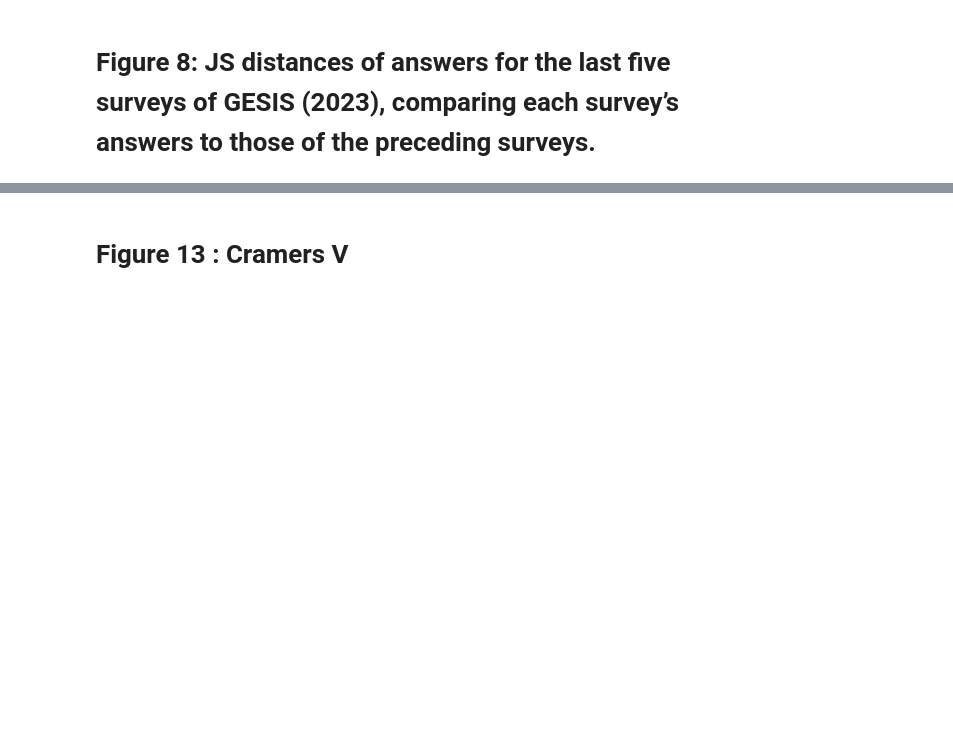
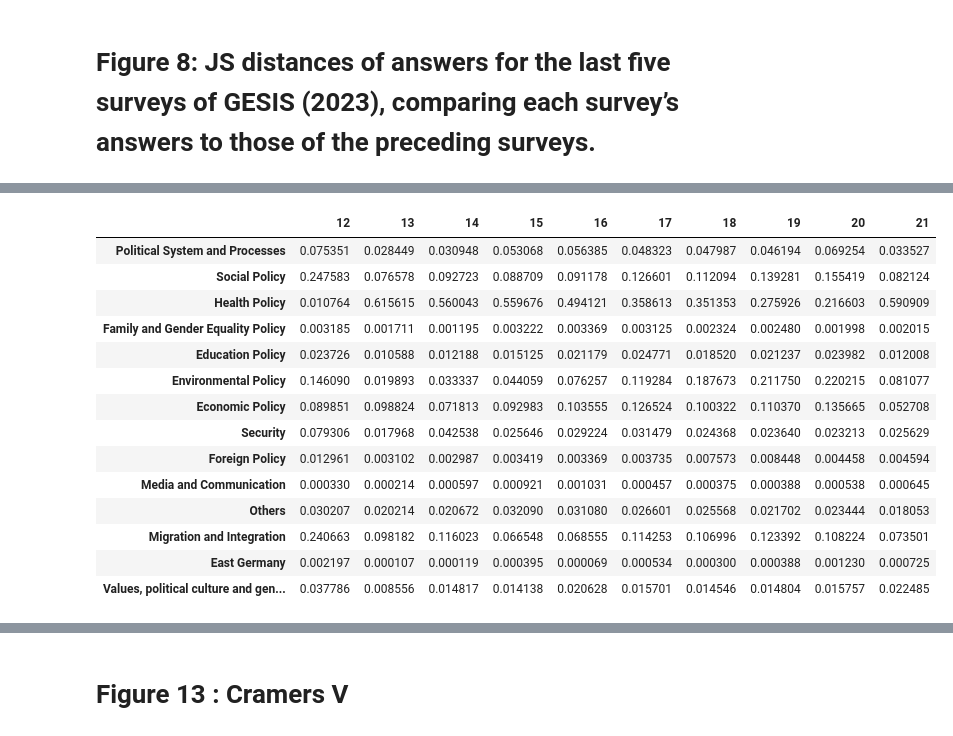
Before and after one commit to bozturk10/ma-yoztyurk, a Jupyter notebook: notebooks/paper_figures.ipynb, the cells around one changed output, grey strips where cells are left out. Drawn from its saved outputs; the diff is of its cells as text; code cells hidden in the pictures; blank space fills up the shorter version.

```diff
--- a/notebooks/paper_figures.ipynb
+++ b/notebooks/paper_figures.ipynb
@@ -893,3 +892,14 @@ with open('entropy_info_gain_ex3.html', 'w') as f:
     f.write(html_output)
 # %% [markdown]
 # Figure 8: JS distances of answers for the last five surveys of GESIS (2023), comparing each survey’s answers to those of the preceding surveys.
+# %%
+survey_population_pmf_multilabel = {}
+from src.analysis.metrics import calculate_pmf_population
+for wave_number in range(12, 20):
+        demographics = get_wave_demographics(wave_number)
+
+        survey_labels = get_demographics_and_labels(wave_number, demographics)
+
+        survey_population_pmf_multilabel[wave_number] = calculate_pmf_population(
+            survey_labels, method="multilabel"
+        )
@@ -895,0 +924,9 @@ with open('entropy_info_gain_ex3.html', 'w') as f:
+# %%
+for wave_number in range(12, 22):
+        demographics = get_wave_demographics(wave_number)
+
+        survey_labels = get_demographics_and_labels(wave_number, demographics)
+
+        survey_population_pmf_multilabel[wave_number] = calculate_pmf_population(
+            survey_labels, method="multilabel"
+        )
@@ -895,0 +975,20 @@ with open('entropy_info_gain_ex3.html', 'w') as f:
+# %%
+survey_population_df_multilabel = pd.DataFrame(survey_population_pmf_multilabel).rename(coarse_translation)
+# %%
+survey_population_df_multilabel
+# %% [output]
+|  | 12 | 13 | 14 | 15 | 16 | 17 | 18 | 19 | 20 | 21 |
+| Political System and Processes | 0.075351 | 0.028449 | 0.030948 | 0.053068 | 0.056385 | 0.048323 | 0.047987 | 0.046194 | 0.069254 | 0.033527 |
+| Social Policy | 0.247583 | 0.076578 | 0.092723 | 0.088709 | 0.091178 | 0.126601 | 0.112094 | 0.139281 | 0.155419 | 0.082124 |
+| Health Policy | 0.010764 | 0.615615 | 0.560043 | 0.559676 | 0.494121 | 0.358613 | 0.351353 | 0.275926 | 0.216603 | 0.590909 |
+| Family and Gender Equality Policy | 0.003185 | 0.001711 | 0.001195 | 0.003222 | 0.003369 | 0.003125 | 0.002324 | 0.002480 | 0.001998 | 0.002015 |
+| Education Policy | 0.023726 | 0.010588 | 0.012188 | 0.015125 | 0.021179 | 0.024771 | 0.018520 | 0.021237 | 0.023982 | 0.012008 |
+| Environmental Policy | 0.146090 | 0.019893 | 0.033337 | 0.044059 | 0.076257 | 0.119284 | 0.187673 | 0.211750 | 0.220215 | 0.081077 |
+| Economic Policy | 0.089851 | 0.098824 | 0.071813 | 0.092983 | 0.103555 | 0.126524 | 0.100322 | 0.110370 | 0.135665 | 0.052708 |
+| Security | 0.079306 | 0.017968 | 0.042538 | 0.025646 | 0.029224 | 0.031479 | 0.024368 | 0.023640 | 0.023213 | 0.025629 |
+| Foreign Policy | 0.012961 | 0.003102 | 0.002987 | 0.003419 | 0.003369 | 0.003735 | 0.007573 | 0.008448 | 0.004458 | 0.004594 |
+| Media and Communication | 0.000330 | 0.000214 | 0.000597 | 0.000921 | 0.001031 | 0.000457 | 0.000375 | 0.000388 | 0.000538 | 0.000645 |
+| Others | 0.030207 | 0.020214 | 0.020672 | 0.032090 | 0.031080 | 0.026601 | 0.025568 | 0.021702 | 0.023444 | 0.018053 |
+| Migration and Integration | 0.240663 | 0.098182 | 0.116023 | 0.066548 | 0.068555 | 0.114253 | 0.106996 | 0.123392 | 0.108224 | 0.073501 |
+| East Germany | 0.002197 | 0.000107 | 0.000119 | 0.000395 | 0.000069 | 0.000534 | 0.000300 | 0.000388 | 0.001230 | 0.000725 |
+| Values, political culture and gen... | 0.037786 | 0.008556 | 0.014817 | 0.014138 | 0.020628 | 0.015701 | 0.014546 | 0.014804 | 0.015757 | 0.022485 |
```
Also changed, not shown: parts of 13 cells of this notebook, 2 other files.
